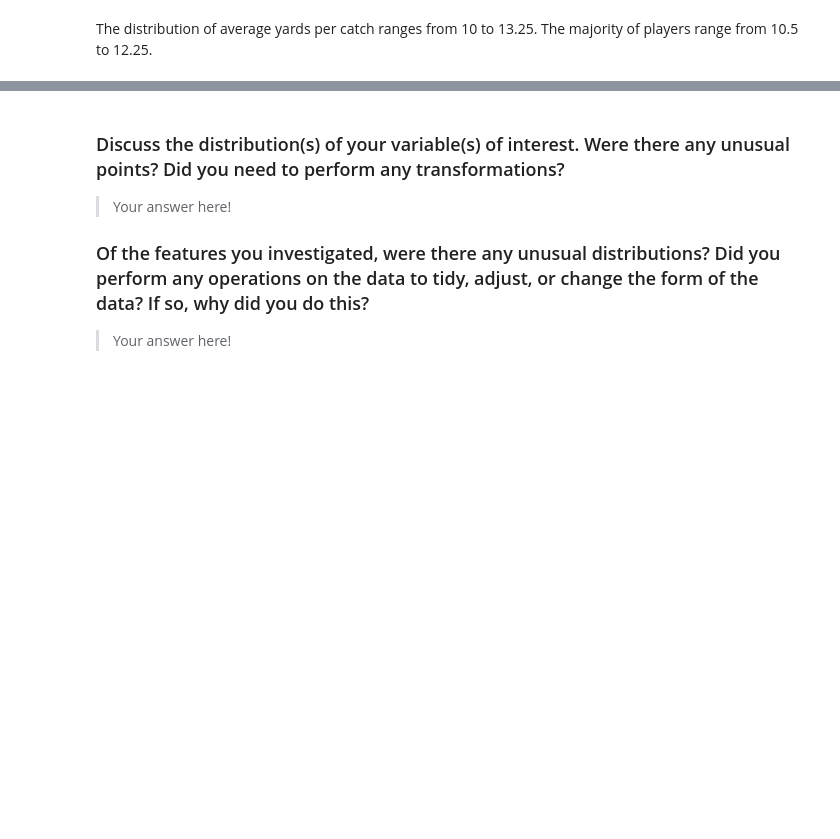
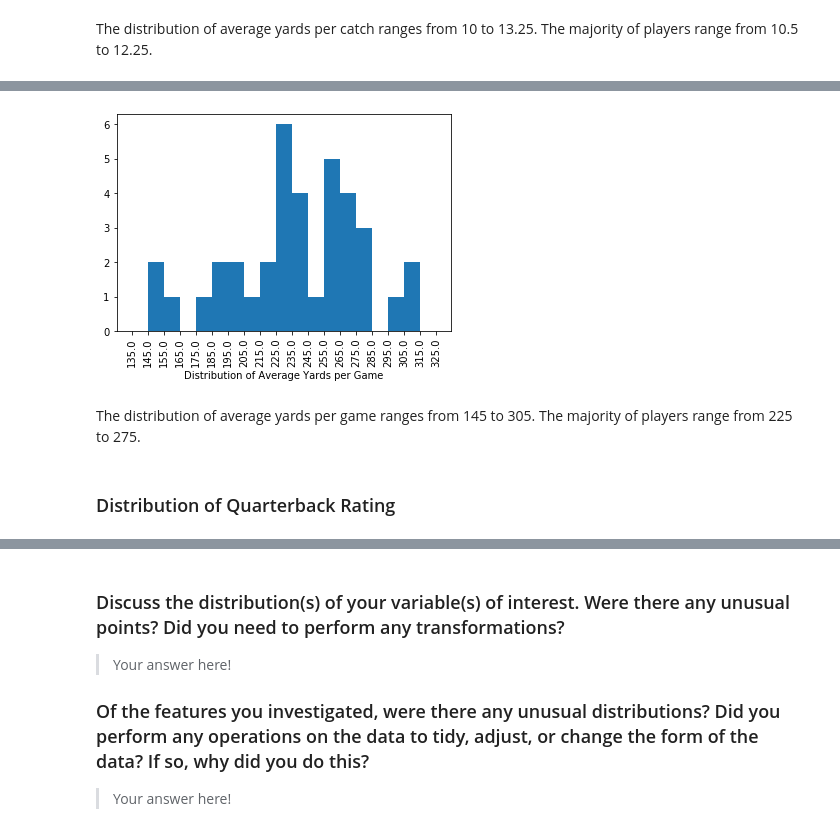
Before and after one commit to ChristopherSJames/Quarterback-Point-Analysis-2016, a Jupyter notebook: qb_point_analysis.ipynb, the cells around one changed output, grey strips where cells are left out. Saved outputs shown, nothing was run; the diff lists cells and outputs as text; code cells hidden in the pictures; blank space fills up the shorter version.

```diff
--- a/qb_point_analysis.ipynb
+++ b/qb_point_analysis.ipynb
@@ -195,0 +201,4 @@ The distribution of average yards per catch ranges from 10 to 13.25. The majorit
+# %%
+# # Stats on Y/G column
+ypg = df['Y/G'].describe().round(0)
+ypg
@@ -195,0 +215,15 @@ The distribution of average yards per catch ranges from 10 to 13.25. The majorit
+# %%
+#Distribution of Average Yards per Game
+bins = np.arange(ypg['min'], ypg['max'] + 1, 10)
+ticks = bins
+labels = ["{}".format(val) for val in ticks]
+
+plt.hist(data = df, x = 'Y/G', bins = bins)
+plt.xlabel('Distribution of Average Yards per Game')
+plt.xticks(ticks, labels, rotation = 90);
+# %% [output]
+[figure, added]
+# %% [markdown]
+The distribution of average yards per game ranges from 145 to 305. The majority of players range from 225 to 275.
+# %% [markdown]
+### Distribution of Quarterback Rating
```
Also changed, not shown: parts of 10 cells of this notebook.
